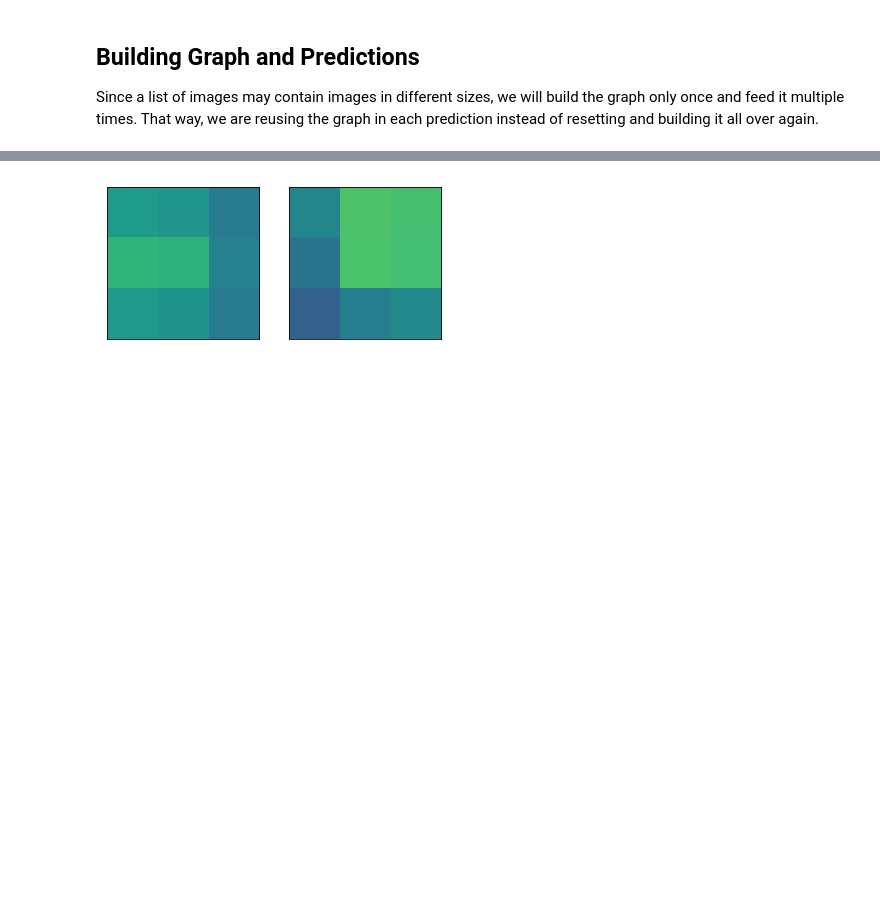
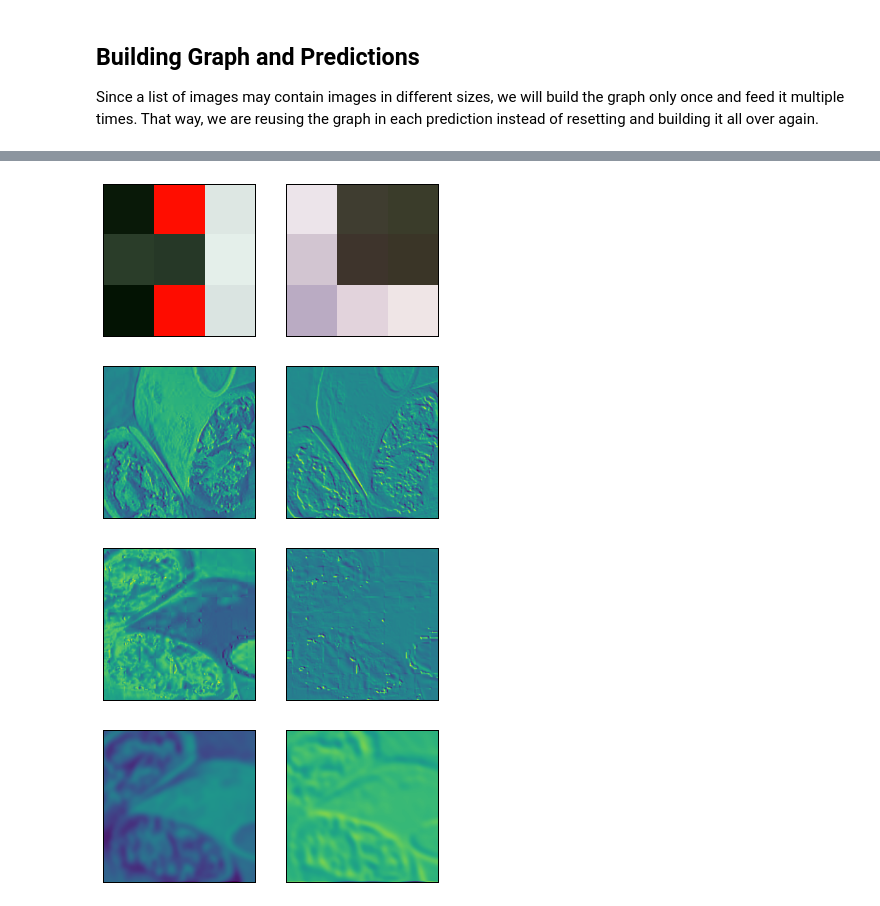
Before and after one commit to OrrAvrech/ComputerVision_Assignments, a Jupyter notebook: Hw1/Code/CVhw1.ipynb, the cells around one changed output, grey strips where cells are left out. Drawn from its saved outputs; the diff is of its cells as text; code cells hidden in the pictures; blank space fills up the shorter version.

Commit message:
added filter and response visualizations

```diff
--- a/Hw1/Code/CVhw1.ipynb
+++ b/Hw1/Code/CVhw1.ipynb
@@ -180,8 +152,52 @@ def plot_conv_weights(weights, indices):
+# %%
+def plot_conv_weights(weights, indices, images):
+    """plots given filters and their responses to a given input.
+    Args:
+        weights: variable name
+        indices: vector of indices smaller than num_filters
+        images: list of input images
+    """
+    w = sess.run(weights)
+    num_chosen_filters = len(indices)
+
+    # Create sub-plots for each filter.
+    fig, axes = plt.subplots(1, num_chosen_filters)
+
+    for i, ax in enumerate(axes.flat):
+        if i < num_chosen_filters:
+            filter_img = w[:, :, :, indices[i]]
+            ax.imshow(filter_img, interpolation='nearest')
+        ax.set_xticks([])
+        ax.set_yticks([])
+    plt.show()
+
+    # Build graph for filter respones
+    processed_image = vgg_preprocessing.preprocess_image(image_placeholder, image_size, image_size, is_training=False)
+    processed_images  = tf.expand_dims(processed_image, 0)
+    conv = tf.nn.conv2d(processed_images, w, strides=[1,1,1,1], padding='SAME')
+
+    # Eval and plot responses for each image in images
+    batch_size = len(images)
+    for j in range(batch_size):
+        res_sess = tf.Session()
+        res_sess.run(tf.global_variables_initializer())
+        filterResponse = res_sess.run(conv, feed_dict={image_placeholder: images[j]})
+        fig, axes = plt.subplots(1, num_chosen_filters)
+        for i, ax in enumerate(axes.flat):
+            if i < num_chosen_filters:
+                filter_res = filterResponse[0, :, :, indices[i]]
+                ax.imshow(filter_res, cmap='viridis')
+            ax.set_xticks([])
+            ax.set_yticks([])
+        plt.show()
 # %%
 with tf.variable_scope('vgg_16', reuse=True):
     weights = tf.get_variable('conv1/conv1_1/weights')
     indices = [2, 4]
-    images  = [g_tform_burrito, color_tform_burrito, filtered_burrito]
-    plot_conv_weights(weights, indices)
+    burrito_transforms = [g_tform_burrito, color_tform_burrito, filtered_burrito]
+    plot_conv_weights(weights, indices, burrito_transforms)
 # %% [output]
-[figure, old version]
+[figure, new version]
+[figure, added]
+[figure, added]
+[figure, added]
```
Also changed, not shown: parts of 5 cells of this notebook.
